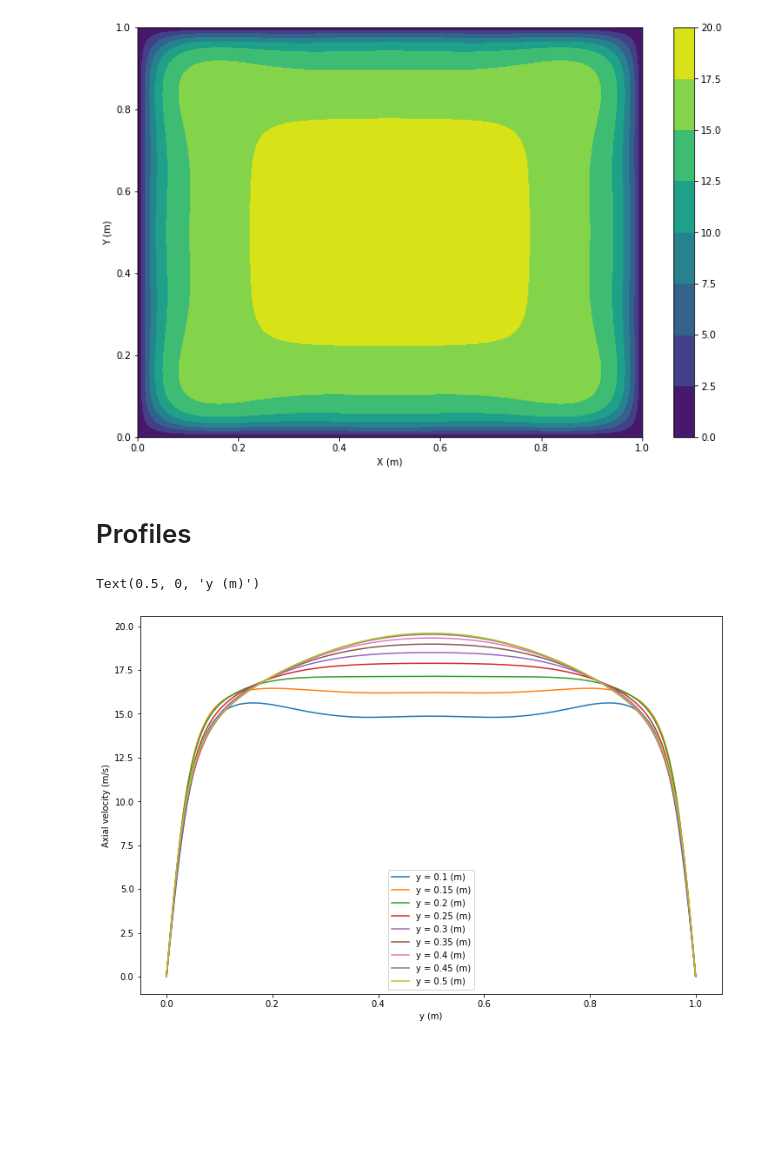
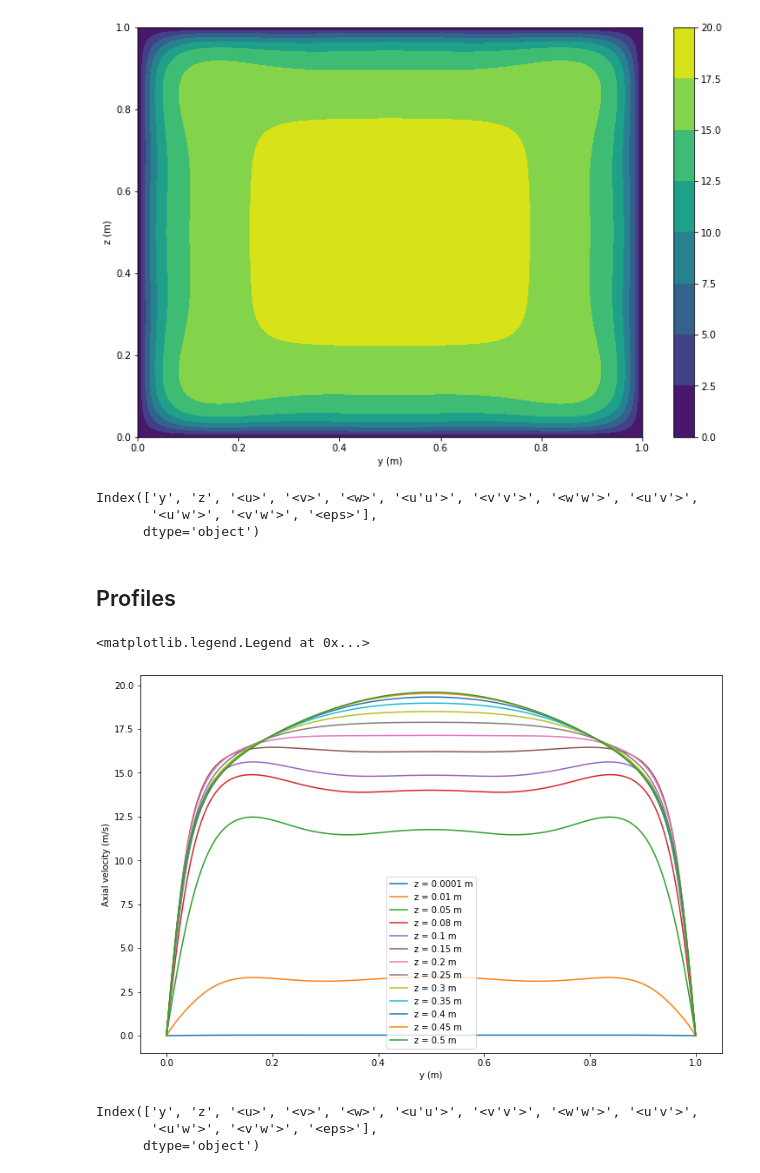
Before and after one commit to delphiiii/CFD-CW2, a Jupyter notebook: read_DNS_data.ipynb, the cells around one changed output. Saved outputs shown, nothing was run; the diff lists cells and outputs as text; code cells hidden in the pictures; blank space fills up the shorter version.

Commit message:
add profile visualising from section data
also cleaned up code, added separate variable for Re selection

```diff
--- a/read_DNS_data.ipynb
+++ b/read_DNS_data.ipynb
@@ -3,5 +7,5 @@ import os
 import numpy as np
 import pandas as pd
 import matplotlib.pyplot as plt
-from google.colab import drive
-drive.mount('/content/drive')
+
+figure_size = (12,8)
@@ -30,24 +30,43 @@ plt.colorbar()
 # %% [output]
 <matplotlib.colorbar.Colorbar at 0x...>
 [figure]
+# %%
+section_data.columns
+# %% [output]
+Index(['y', 'z', '<u>', '<v>', '<w>', '<u'u'>', '<v'v'>', '<w'w'>', '<u'v'>',
+       '<u'w'>', '<v'w'>', '<eps>'],
+      dtype='object')
 # %% [markdown]
-# Profiles
+## Profiles
-# %%
-re300_dir = 'DuctFlow/profiles/Re300/'
-re300_fnames = ['DuctFlow_Re300_Z{}'.format(i) for i in ['010', '015', '020', '025', '030', '035', '040', '045', '050']]
-
-plt.figure(figsize=(12, 8))
-
-for f in re300_fnames:
-    df2 = pd.read_csv(re300_dir + f, delimiter=' ', header=None)
-    data = df2.iloc[2:].dropna(axis=1)
-    data.columns = df2.iloc[0].dropna().values[1:]
-    data = data.astype(float)
-    plt.plot(data['y'].values, data['<u>'].values, label='y = {} (m)'.format(data['z'].values[0]))
-
-plt.legend()
-plt.ylabel('Axial velocity (m/s)')
-plt.xlabel('y (m)')
-# %% [output]
-Text(0.5, 0, 'y (m)')
-[figure, removed]
+# %%
+def read_profile_data(fpath):
+    df = pd.read_csv(fpath, delimiter=' ', header=None)
+    columns = df.iloc[0].dropna().values[1:]
+    df = df.iloc[2:].dropna(axis=1)
+    df.columns = columns
+    df = df.astype(float)
+    return df
+
+re_number = 300
+profile_dir = f'DuctFlow/profiles/Re{re_number}/'
+profile_fpaths = [profile_dir + file_dir for file_dir in os.listdir(profile_dir)]
+profile_fpaths.sort()
+
+plt.figure(figsize=figure_size)
+
+for file in profile_fpaths:
+    profile_data = read_profile_data(file)
+    plt.plot(profile_data['y'].values, profile_data['<u>'].values, label=f'z = {profile_data["z"].values[0]} m')
+
+plt.ylabel('Axial velocity (m/s)')
+plt.xlabel('y (m)')
+plt.legend()
+# %% [output]
+<matplotlib.legend.Legend at 0x...>
+[figure, added]
+# %%
+profile_data.columns
+# %% [output]
+Index(['y', 'z', '<u>', '<v>', '<w>', '<u'u'>', '<v'v'>', '<w'w'>', '<u'v'>',
+       '<u'w'>', '<v'w'>', '<eps>'],
+      dtype='object')
```
Also changed, not shown: parts of 6 cells of this notebook, 5 other files.
